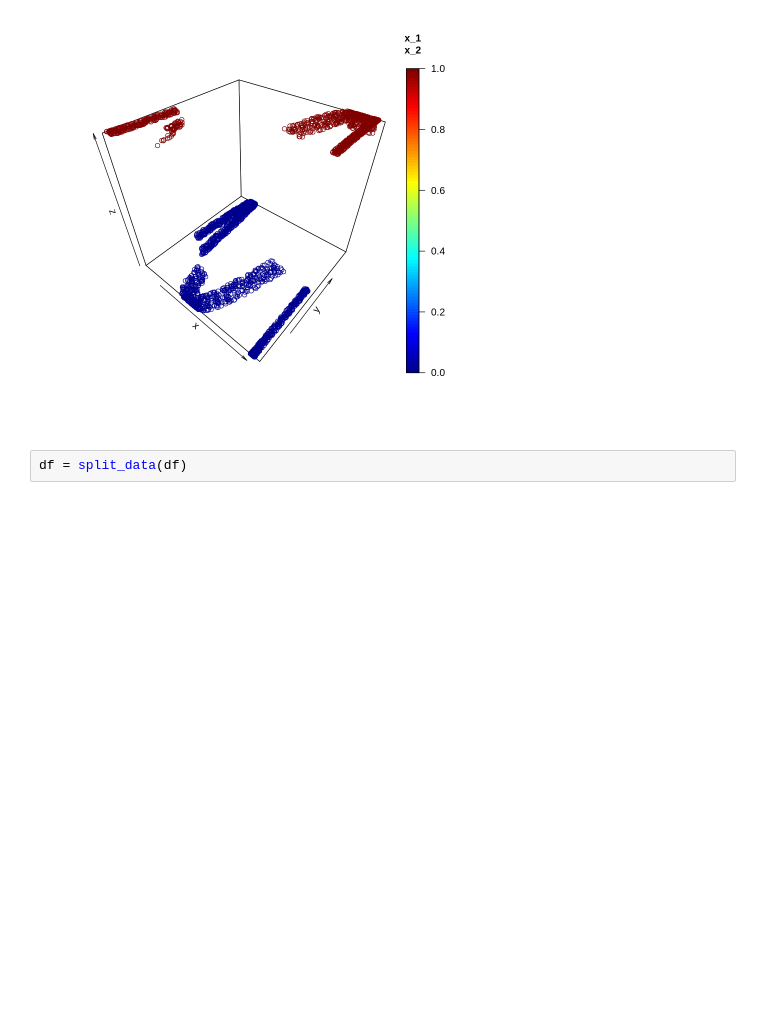
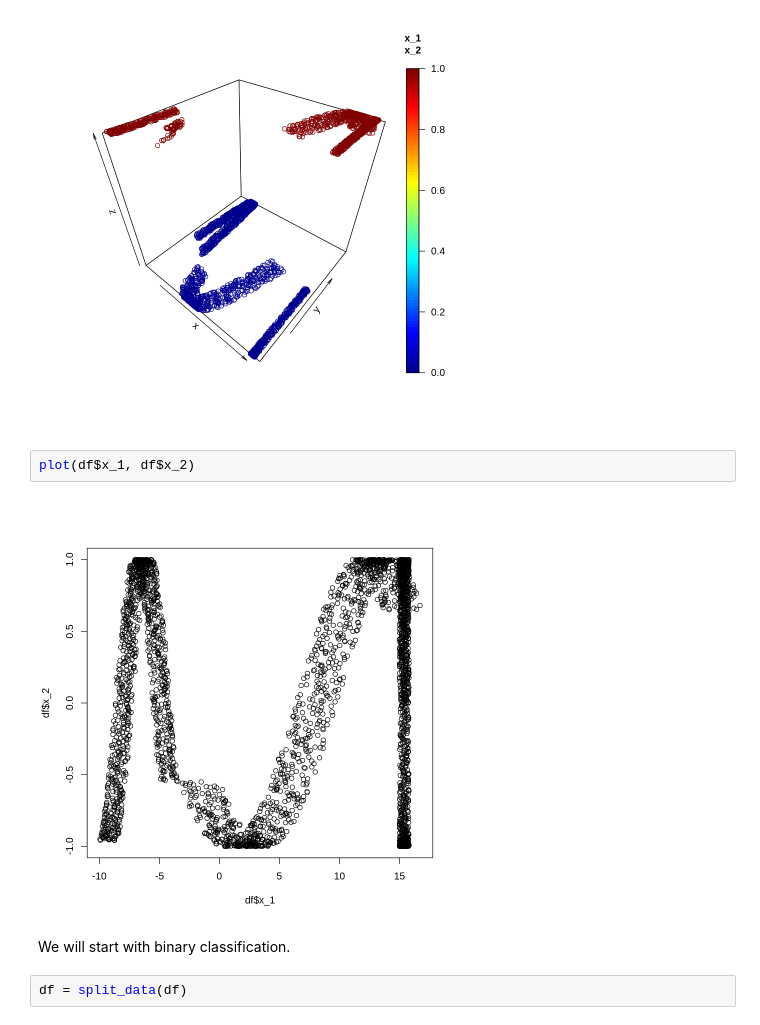
Before and after one commit to Griphu/WhyR_Turkey_2022, a Jupyter notebook: Why_R__Turkey_2022_Webinar__Deep_Learning_using_R.ipynb, the cells around one changed output. Cells and saved outputs as stored; diff of their text form; blank space fills up the shorter version.

```diff
--- a/Why_R__Turkey_2022_Webinar__Deep_Learning_using_R.ipynb
+++ b/Why_R__Turkey_2022_Webinar__Deep_Learning_using_R.ipynb
@@ -494,6 +501,12 @@ df = sample_groups(1000)
 scatter3D(df$x_1, df$x_2, df$y, clab = c("x_1", "x_2"))
 # %% [output]
 [figure]
+# %%
+plot(df$x_1, df$x_2)
+# %% [output]
+[figure, added]
+# %% [markdown]
+We will start with binary classification.
 # %%
 df = split_data(df)
 # %%
```
Also changed, not shown: parts of 36 cells of this notebook, 1 other file.
